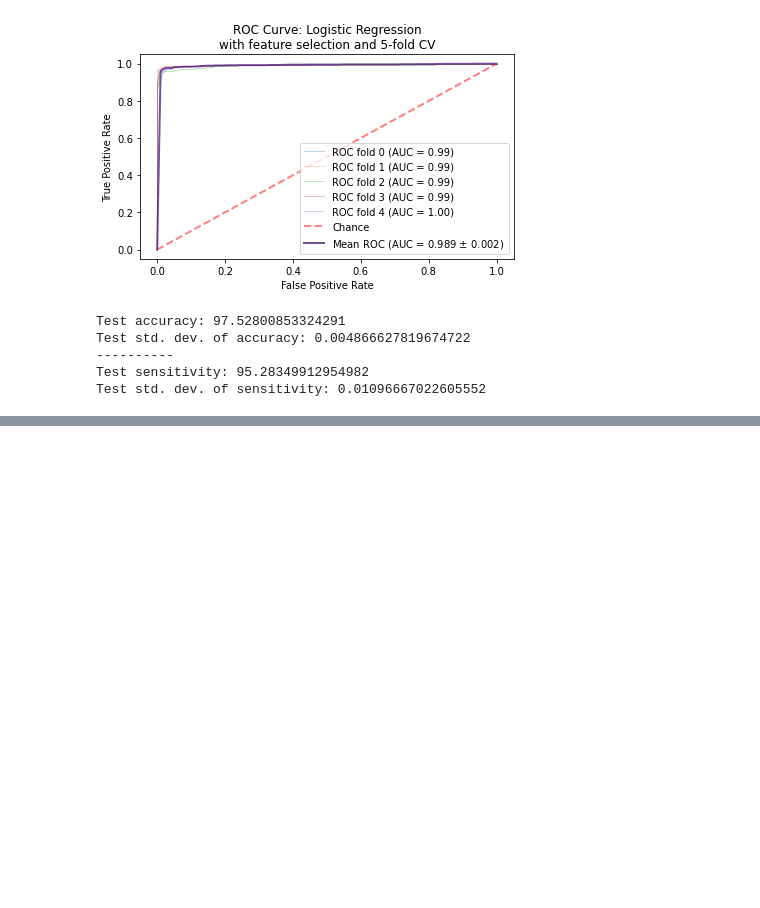
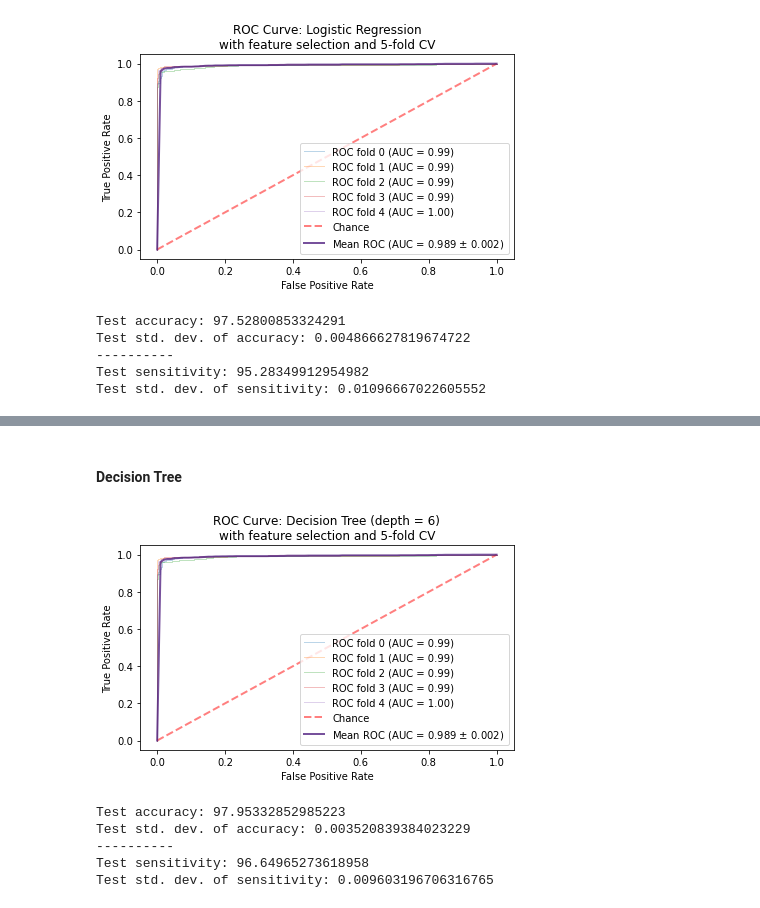
Before and after one commit to jerryadamsfranklin/brain-tumour-detection, a Jupyter notebook: featureSelection.ipynb, the cells around one changed output, grey strips where cells are left out. Drawn from its saved outputs; the diff is of its cells as text; code cells hidden in the pictures; blank space fills up the shorter version.

Commit message:
added remaining basic classifiers to feature selection + CV + ROC pipeline

```diff
--- a/featureSelection.ipynb
+++ b/featureSelection.ipynb
@@ -115,0 +158,14 @@ Test std. dev. of sensitivity: 0.01096667022605552
+# %% [markdown]
+#### Decision Tree
+# %%
+depth = 6
+dTree = DecisionTreeClassifier(criterion = 'gini', max_depth = depth)  # create model
+
+calcMetrics(dTree, 'Decision Tree (depth = {})'.format(depth))
+# %% [output]
+[figure, added]
+Test accuracy: 97.95332852985223
+Test std. dev. of accuracy: 0.003520839384023229
+----------
+Test sensitivity: 96.64965273618958
+Test std. dev. of sensitivity: 0.009603196706316765
```
Also changed, not shown: parts of 10 cells of this notebook, 6 other files.
